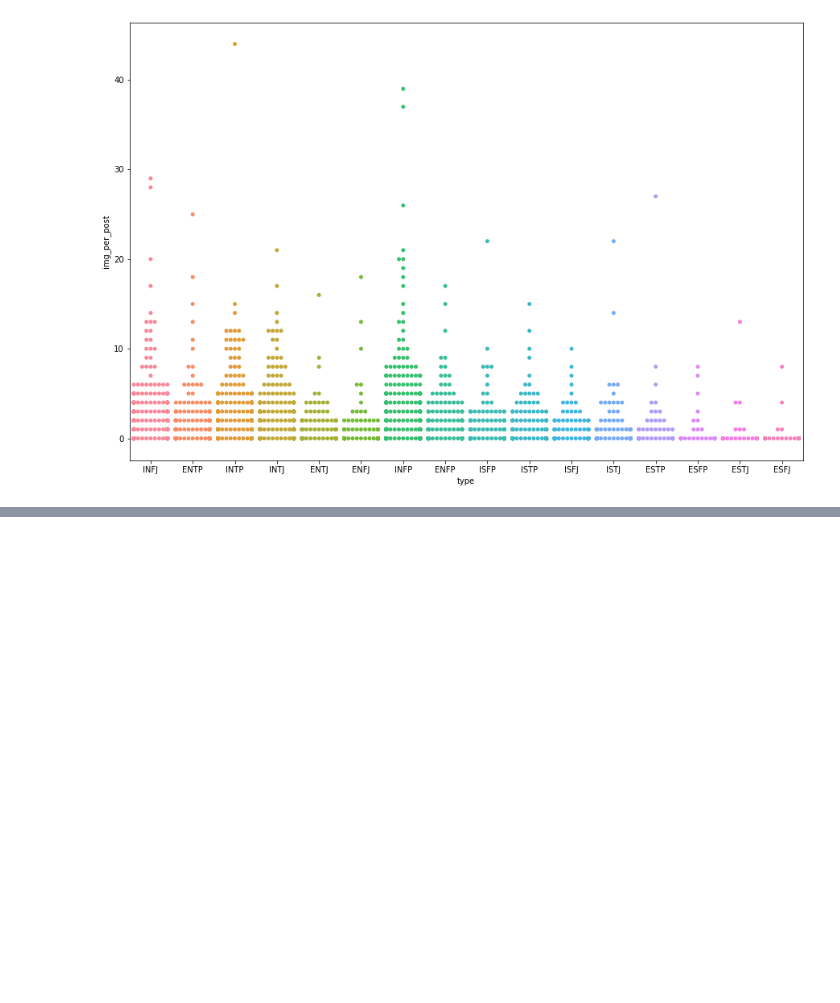
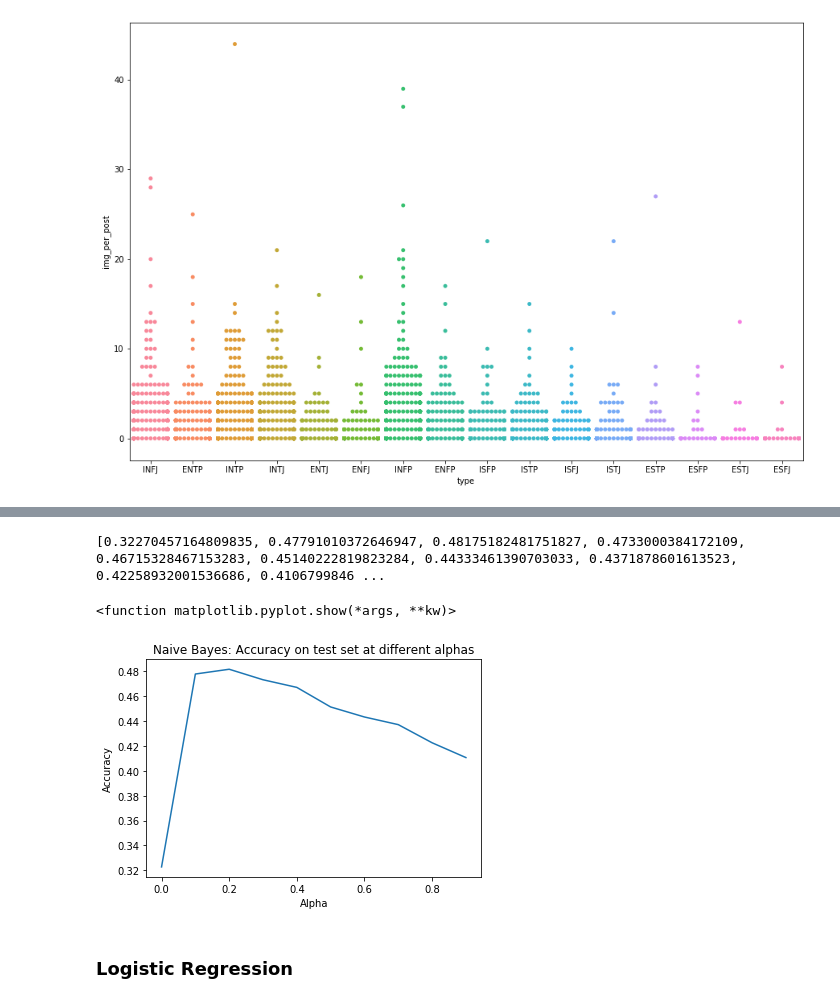
Before and after one commit to vnguye12/vy_capstone2_Personality_Prediction, a Jupyter notebook: Capstone2_Personality_Prediction.ipynb, the cells around one changed output, grey strips where cells are left out. Drawn from its saved outputs; the diff is of its cells as text; code cells hidden in the pictures; blank space fills up the shorter version.

```diff
--- a/Capstone2_Personality_Prediction.ipynb
+++ b/Capstone2_Personality_Prediction.ipynb
@@ -219,0 +252,8 @@ sns.swarmplot("type", "img_per_post", data=df)
+# %%
+df['clean_posts'] = df['posts'].apply(cleanText)
+# %%
+X_train, X_test, y_train, y_test = train_test_split(df['posts'],df['type'],test_size=0.3,random_state=53)
+# %%
+count_vectorizer = CountVectorizer(stop_words='english', lowercase = True)
+count_train = count_vectorizer.fit_transform(X_train.values)
+count_test = count_vectorizer.transform(X_test.values)
@@ -219,0 +262,7 @@ sns.swarmplot("type", "img_per_post", data=df)
+# %%
+from sklearn.naive_bayes import MultinomialNB
+from sklearn import metrics
+nb_classifier = MultinomialNB(alpha=0.2)
+nb_classifier.fit(count_train,y_train)
+print("Accuracy:{} ".format(metrics.accuracy_score(y_test,nb_classifier.predict(count_test))))
+print(metrics.classification_report(y_test,nb_classifier.predict(count_test)))
@@ -219,0 +287,23 @@ sns.swarmplot("type", "img_per_post", data=df)
+# %%
+alphas= np.arange(0,1,0.1)
+def nb_train_and_predict(alpha):
+    nb_classifier = MultinomialNB(alpha=alpha)
+    nb_classifier.fit(count_train,y_train)
+    nb_pred=nb_classifier.predict(count_test)
+    score = metrics.accuracy_score(y_test,nb_pred)
+    return score
+scores = []
+for alpha in alphas:
+    scores.append(nb_train_and_predict(alpha))
+print(scores)
+plt.plot(alphas,scores)
+plt.xlabel("Alpha")
+plt.ylabel("Accuracy")
+plt.title("Naive Bayes: Accuracy on test set at different alphas")
+plt.show
+# %% [output]
+[0.32270457164809835, 0.47791010372646947, 0.48175182481751827, 0.4733000384172109, 0.46715328467153283, 0.45140222819823284, 0.44333461390703033, 0.4371878601613523, 0.42258932001536686, 0.4106799846 ...
+<function matplotlib.pyplot.show(*args, **kw)>
+[figure, added]
+# %% [markdown]
+### Logistic Regression
```
Also changed, not shown: parts of 19 cells of this notebook.
